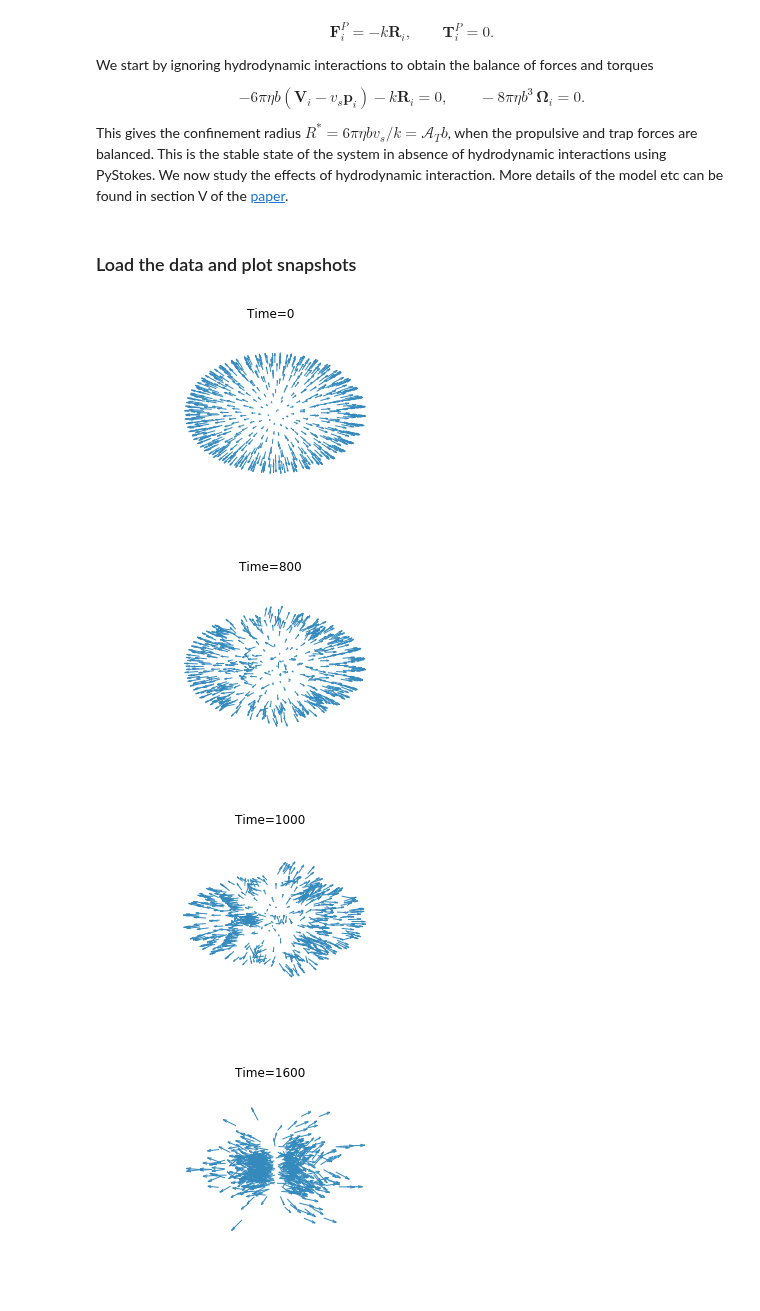
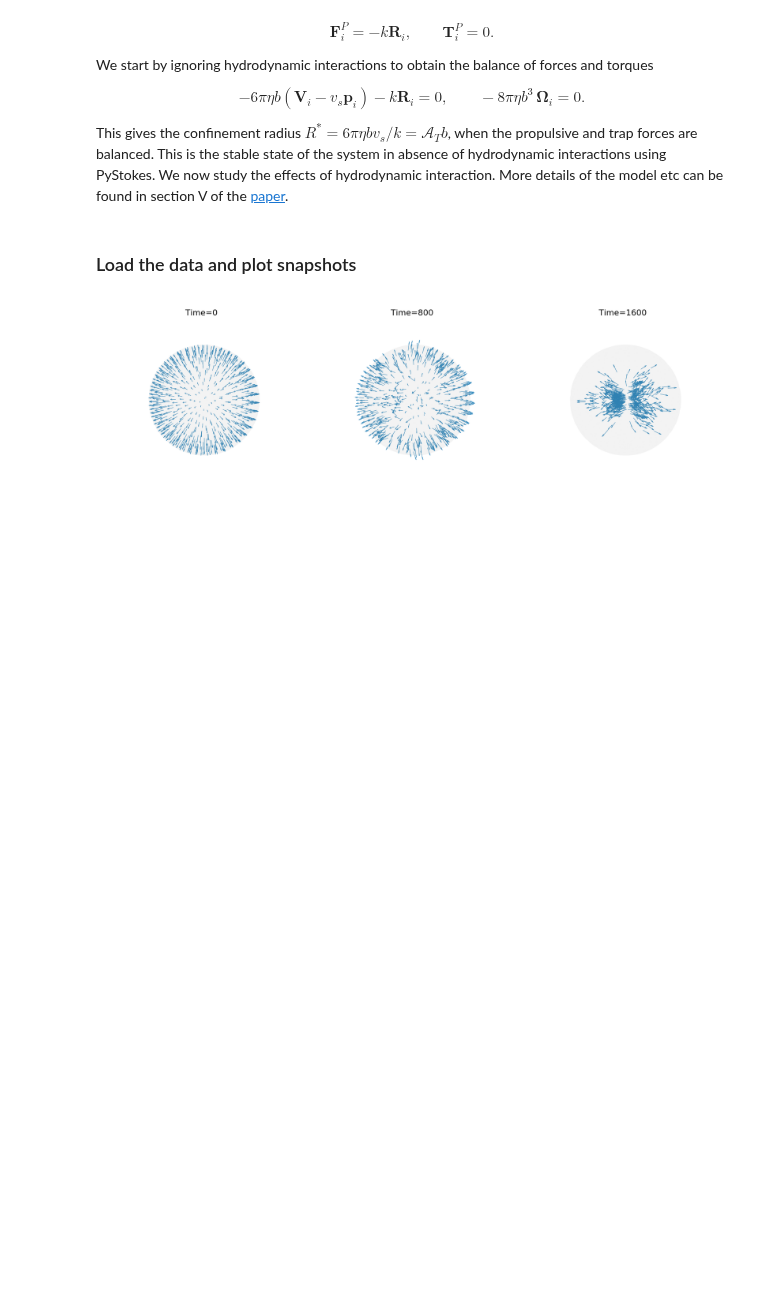
Before and after one commit to rajeshrinet/pystokes, a Jupyter notebook: examples/unbounded/activeColloidsSingleTrap/convectiveRolls.ipynb, the cells around one changed output. Cells and saved outputs as stored; diff of their text form; code cells hidden in the pictures; blank space fills up the shorter version.

```diff
--- a/examples/unbounded/activeColloidsSingleTrap/convectiveRolls.ipynb
+++ b/examples/unbounded/activeColloidsSingleTrap/convectiveRolls.ipynb
@@ -59,24 +59,29 @@ vs    = data['vs']
 Np    = data['Np']
 # %%
 from mpl_toolkits.mplot3d import axes3d
+rr = (6*np.pi*eta*vs*b)/k  # confinement radius
+fig = plt.figure(figsize=(24, 8))
 
-def plotConfig(n):
-    fig = plt.figure()
-    ax = fig.gca(projection='3d')
+
+def plotConfig(n, n_):
+    ax = fig.add_subplot(1, 3, n_, projection='3d', )
+    phi   = np.linspace(0, 2 * np.pi, 100)
+    theta = np.linspace(0, np.pi, 100)
+    x = rr * np.outer(np.cos(phi), np.sin(theta))
+    y = rr * np.outer(np.sin(phi), np.sin(theta))
+    z = rr * np.outer(np.ones(np.size(phi)), np.cos(theta))
+    ax.plot_surface(x, y, z,  rstride=4, cstride=4, color='k', linewidth=0, alpha=0.024)
+
     for i in range(Np):
         x, y, z    = X[n,i], X[n,Np+i], X[n,2*Np+i]
         px, py, pz = X[n,3*Np+i], X[n,4*Np+i], X[n,5*Np+i]
         qq = ax.quiver(x, y, z, px, py, pz, length=32, color='#348abd')
-    plt.title('Time=%d'%n);
-    plt.axis('off');     plt.axis('tight')
+    ax.set_xlim([-rr,rr]); ax.set_ylim([-rr,rr]); ax.set_zlim([-rr,rr]);
+    plt.title('Time=%d'%n, fontsize=22); plt.axis('off'); ax.set_aspect("equal"); plt.tight_layout()
 
 
-plotConfig(0)
-plotConfig(800)
-plotConfig(1000)
-plotConfig(1600)
+plotConfig(0, 1)
+plotConfig(800, 2)
+plotConfig(1600, 3)
 # %% [output]
-[figure, old version]
+[figure, new version]
-[figure, removed]
-[figure, removed]
-[figure, removed]
```
Also changed, not shown: 1 other file.
